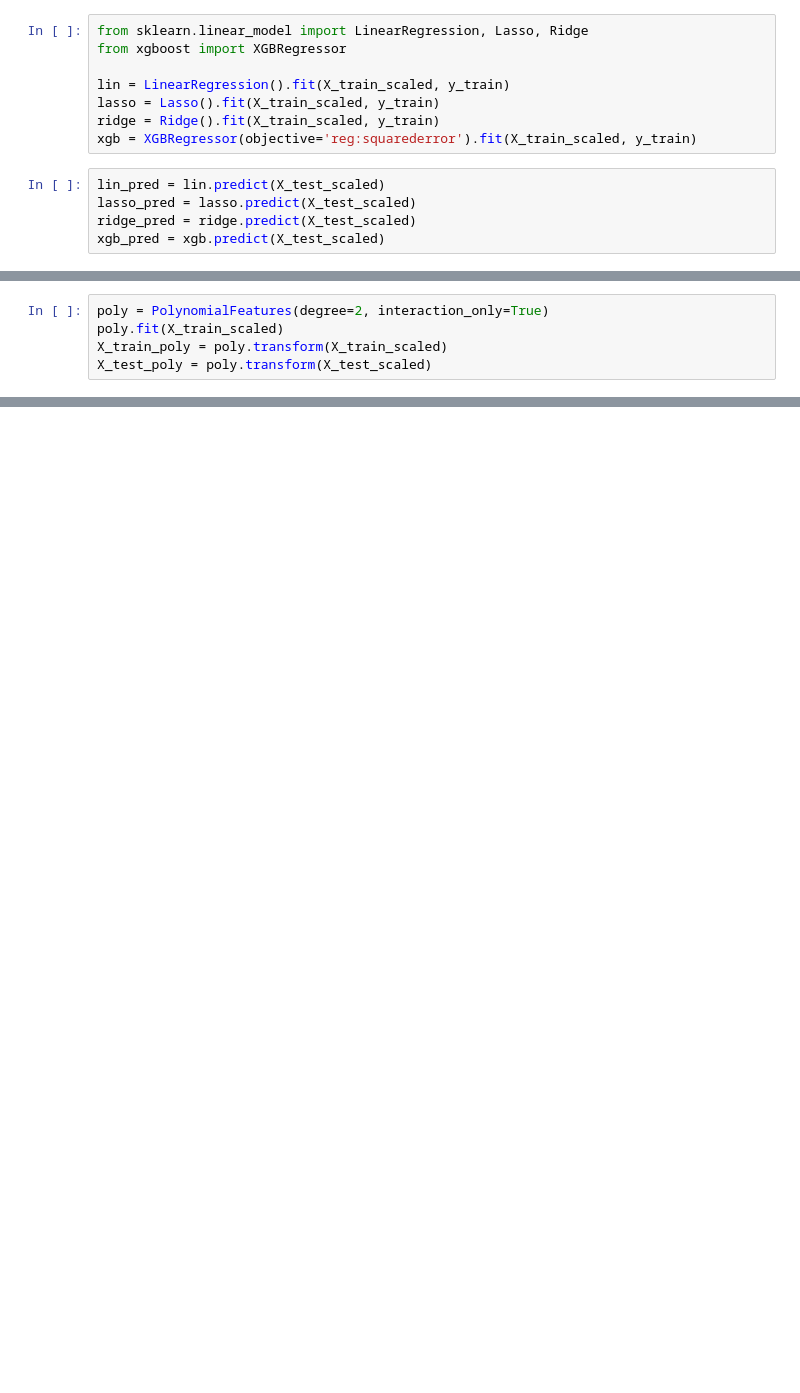
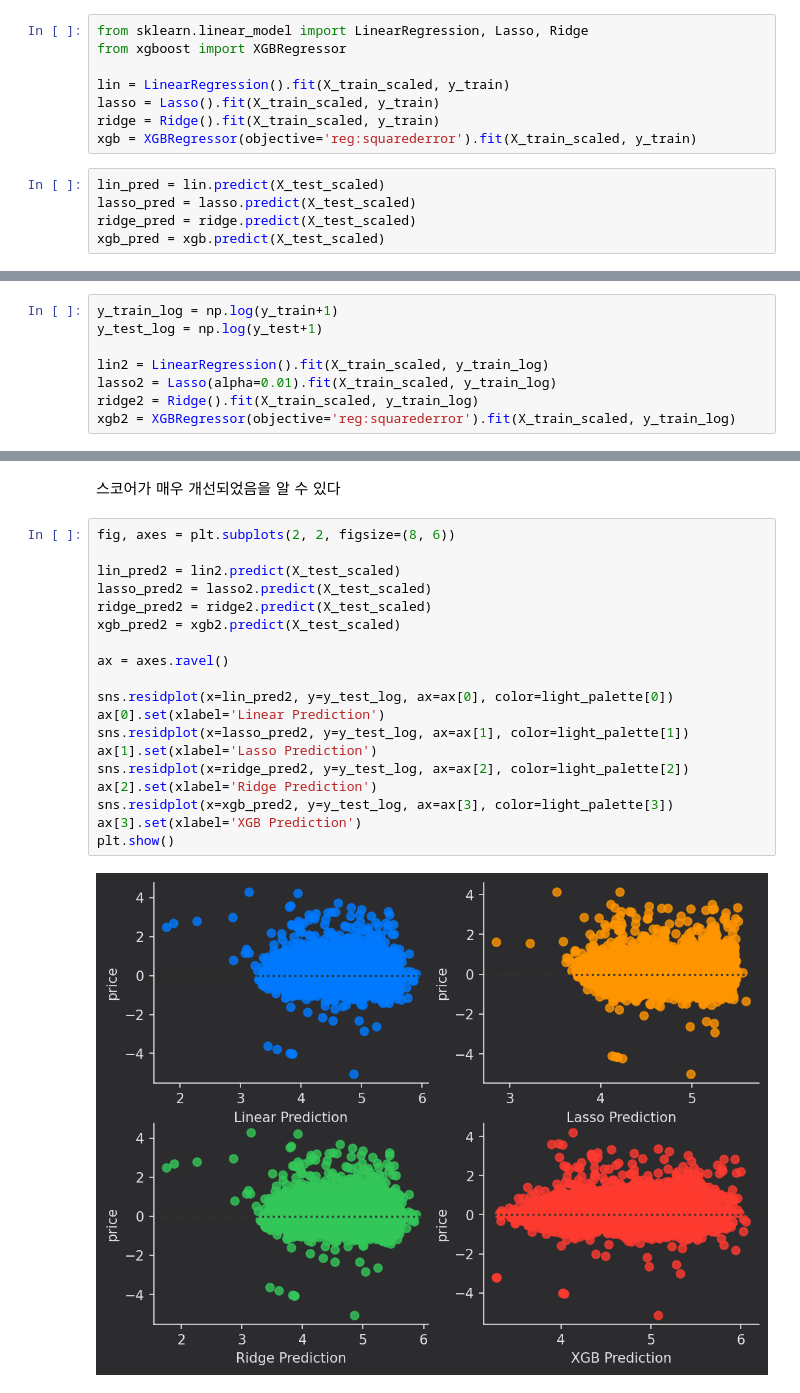
Before and after one commit to vmtmxmf5/Python-ML-DNN, a Jupyter notebook: 회귀문제.ipynb, the cells around one changed output, grey strips where cells are left out. Cells and saved outputs as stored; diff of their text form; blank space fills up the shorter version.

```diff
--- a/회귀문제.ipynb
+++ b/회귀문제.ipynb
@@ -572,5 +555,0 @@ from sklearn.preprocessing import PolynomialFeatures
-# %%
-poly = PolynomialFeatures(degree=2, interaction_only=True)
-poly.fit(X_train_scaled)
-X_train_poly = poly.transform(X_train_scaled)
-X_test_poly = poly.transform(X_test_scaled)
@@ -839,0 +608,8 @@ plt.show()
+# %%
+y_train_log = np.log(y_train+1)
+y_test_log = np.log(y_test+1)
+
+lin2 = LinearRegression().fit(X_train_scaled, y_train_log)
+lasso2 = Lasso(alpha=0.01).fit(X_train_scaled, y_train_log)
+ridge2 = Ridge().fit(X_train_scaled, y_train_log)
+xgb2 = XGBRegressor(objective='reg:squarederror').fit(X_train_scaled, y_train_log)
@@ -839,0 +623,23 @@ plt.show()
+# %% [markdown]
+스코어가 매우 개선되었음을 알 수 있다
+# %%
+fig, axes = plt.subplots(2, 2, figsize=(8, 6))
+
+lin_pred2 = lin2.predict(X_test_scaled)
+lasso_pred2 = lasso2.predict(X_test_scaled)
+ridge_pred2 = ridge2.predict(X_test_scaled)
+xgb_pred2 = xgb2.predict(X_test_scaled)
+
+ax = axes.ravel()
+
+sns.residplot(x=lin_pred2, y=y_test_log, ax=ax[0], color=light_palette[0])
+ax[0].set(xlabel='Linear Prediction')
+sns.residplot(x=lasso_pred2, y=y_test_log, ax=ax[1], color=light_palette[1])
+ax[1].set(xlabel='Lasso Prediction')
+sns.residplot(x=ridge_pred2, y=y_test_log, ax=ax[2], color=light_palette[2])
+ax[2].set(xlabel='Ridge Prediction')
+sns.residplot(x=xgb_pred2, y=y_test_log, ax=ax[3], color=light_palette[3])
+ax[3].set(xlabel='XGB Prediction')
+plt.show()
+# %% [output]
+[figure, added]
```
Also changed, not shown: parts of 75 cells of this notebook.
